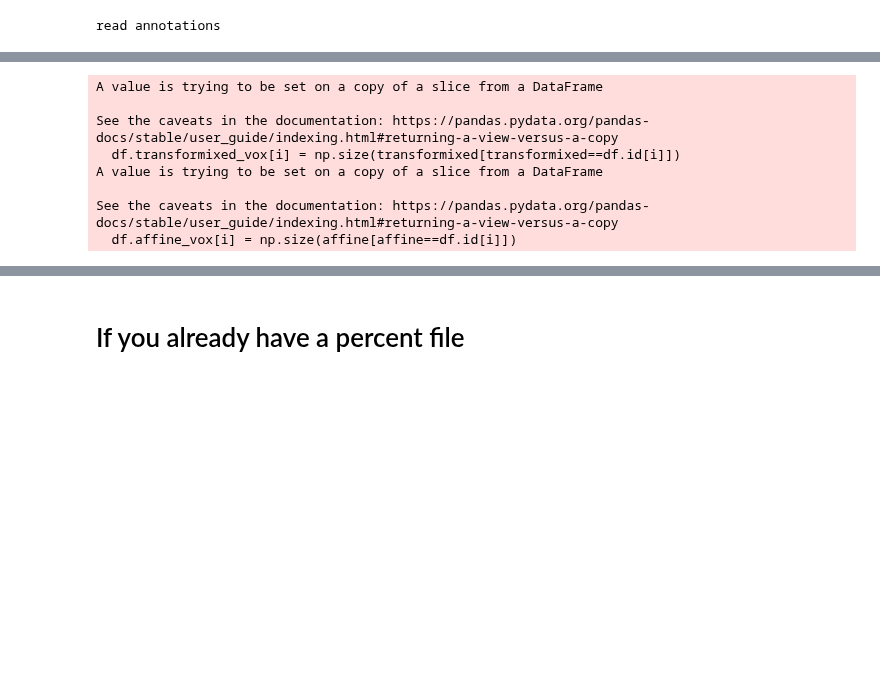
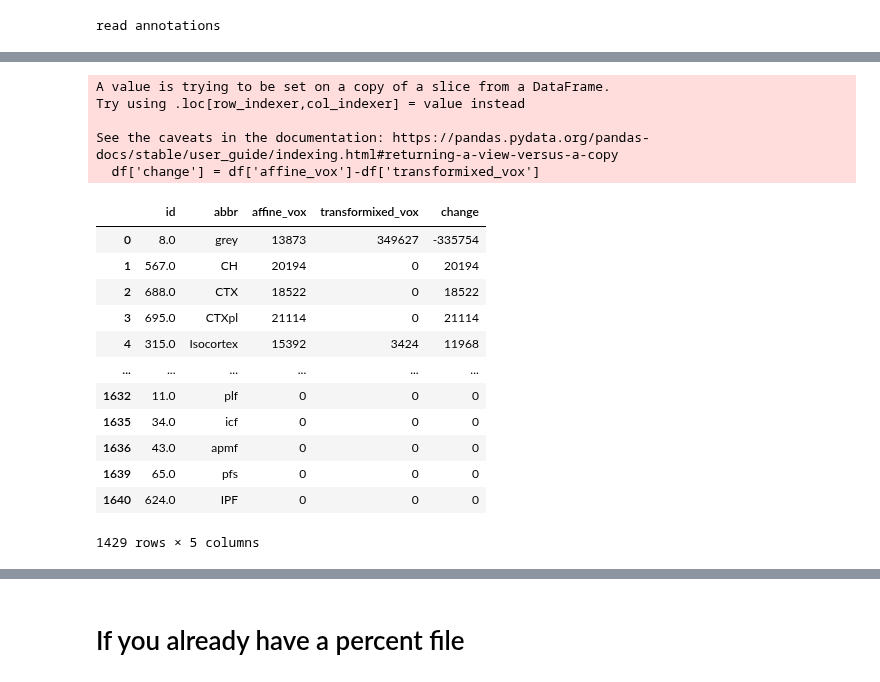
Before and after one commit to PrincetonUniversity/BrainPipe, a Jupyter notebook: tools/analysis/calculating_vox-diffs-between-tiffs.ipynb, the cells around one changed output, grey strips where cells are left out. Saved outputs shown, nothing was run; the diff lists cells and outputs as text; code cells hidden in the pictures; blank space fills up the shorter version.

```diff
--- a/tools/analysis/calculating_vox-diffs-between-tiffs.ipynb
+++ b/tools/analysis/calculating_vox-diffs-between-tiffs.ipynb
@@ -75,16 +95,25 @@ df
-# %%
-for i in range(0,np.size(df['id'])-1):
-    df.transformixed_vox[i] = np.size(transformixed[transformixed==df.id[i]])
-    df.affine_vox[i] = np.size(affine[affine==df.id[i]])
-# %% [output]
-A value is trying to be set on a copy of a slice from a DataFrame
-
-See the caveats in the documentation: https://pandas.pydata.org/pandas-docs/stable/user_guide/indexing.html#returning-a-view-versus-a-copy
-  df.transformixed_vox[i] = np.size(transformixed[transformixed==df.id[i]])
-A value is trying to be set on a copy of a slice from a DataFrame
-
-See the caveats in the documentation: https://pandas.pydata.org/pandas-docs/stable/user_guide/indexing.html#returning-a-view-versus-a-copy
-  df.affine_vox[i] = np.size(affine[affine==df.id[i]])
+# %%
+df['change'] = df['affine_vox']-df['transformixed_vox']
+# %% [output]
+A value is trying to be set on a copy of a slice from a DataFrame.
+Try using .loc[row_indexer,col_indexer] = value instead
+
+See the caveats in the documentation: https://pandas.pydata.org/pandas-docs/stable/user_guide/indexing.html#returning-a-view-versus-a-copy
+  df['change'] = df['affine_vox']-df['transformixed_vox']
 # %%
-df.to_csv(voxcsv)
+df
+# %% [output]
+|  | id | abbr | affine_vox | transformixed_vox | change |
+| 0 | 8.0 | grey | 13873 | 349627 | -335754 |
+| 1 | 567.0 | CH | 20194 | 0 | 20194 |
+| 2 | 688.0 | CTX | 18522 | 0 | 18522 |
+| 3 | 695.0 | CTXpl | 21114 | 0 | 21114 |
+| 4 | 315.0 | Isocortex | 15392 | 3424 | 11968 |
+| ... | ... | ... | ... | ... | ... |
+| 1632 | 11.0 | plf | 0 | 0 | 0 |
+| 1635 | 34.0 | icf | 0 | 0 | 0 |
+| 1636 | 43.0 | apmf | 0 | 0 | 0 |
+| 1639 | 65.0 | pfs | 0 | 0 | 0 |
+| 1640 | 624.0 | IPF | 0 | 0 | 0 |
+1429 rows × 5 columns
 # %%
```
Also changed, not shown: parts of 16 cells of this notebook.
